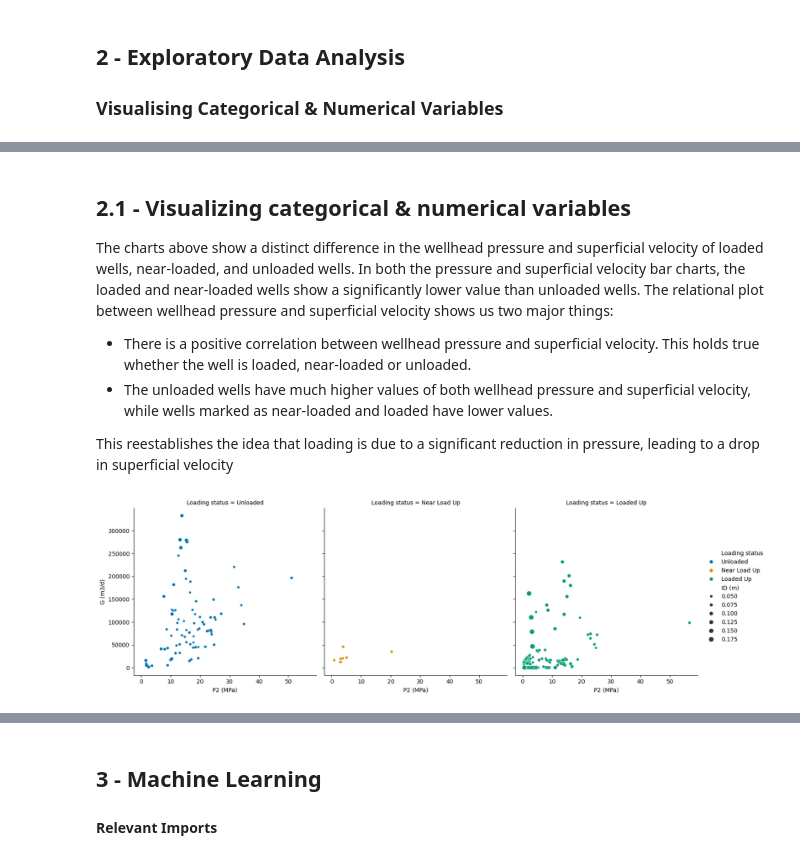
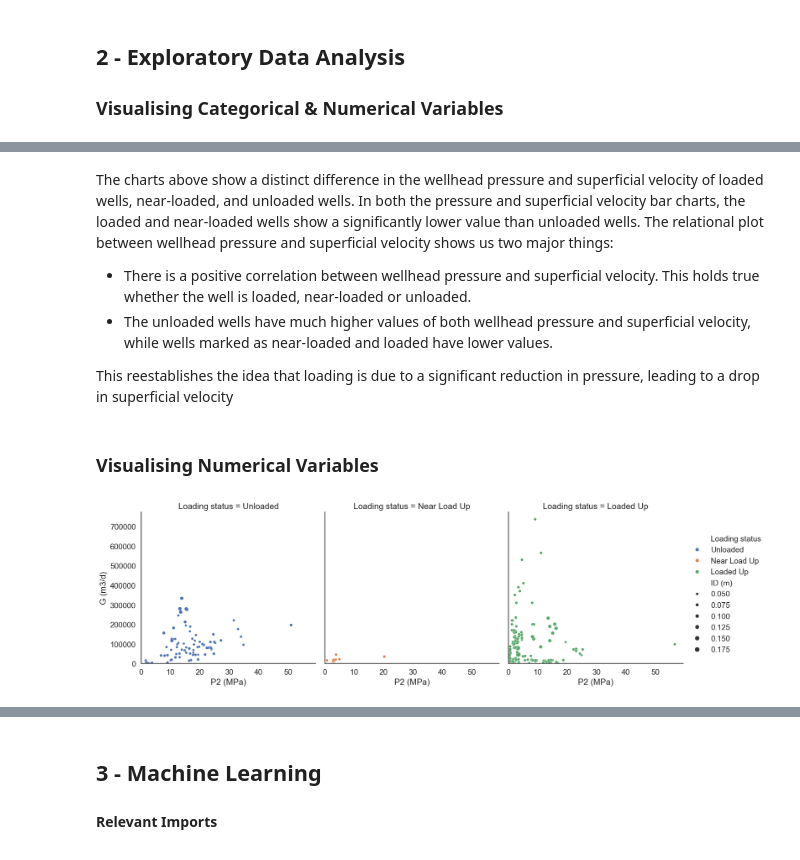
Before and after one commit to akcumeh/liquid-loading-prediction-model, a Jupyter notebook: project-code.ipynb, the cells around one changed output, grey strips where cells are left out. Drawn from its saved outputs; the diff is of its cells as text; code cells hidden in the pictures.

```diff
--- a/project-code.ipynb
+++ b/project-code.ipynb
@@ -78,0 +78,9 @@ memory usage: 4.2+ KB
+# %%
+dataset['G (m3/d)'] = dataset['G (m3/d)'].astype(float)
+dataset['Loading status'] = dataset['Loading status'].str.strip().astype('category')
+
+dataset.info()
+
+xgbc_acc = 84.0966875412636296964633
+xgbr_acc = 77.5926548536125335483674
+symb_acc = 88.4652256651378416524832
@@ -103,6 +128,14 @@ dataset_temp_2 = dataset.dropna(subset=['h (m)'])
 avg_h = dataset_temp_2['h (m)'].mean()
 dataset['h (m)'] = dataset['h (m)'].fillna(avg_h)
 
+# impute missing inc (deg)
+dataset['inc (deg)'] = dataset['inc (deg)'].fillna(0)
+
+# recompute vertical depths
+dataset['h (m)'] = dataset['h (m)'] * np.cos(np.deg2rad(dataset['inc (deg)']))
+
+print(dataset[dataset[['h (m)']].idxmin(axis=1)], dataset[dataset[['h (m)']].idxmax(axis=1)])
+
 # Update column ID (mm)
 dataset['ID (m)'] = dataset['ID (mm)'] / 1000
 
@@ -111,6 +144,15 @@ dataset['delta_P (MPa)'] = np.abs(dataset['P1 (MPa)'] - dataset['P2 (MPa)'])
 
 # Create new column, P_grad
 dataset['P_grad (MPa / m)'] = dataset['delta_P (MPa)'] / dataset['h (m)']
+
+dataset['T2 (degC)'] = dataset['T2 (degC)'].fillna(dataset['T2 (degC)'].mean())
+dataset['T1 (degC)'] = dataset['T1 (degC)'].fillna(dataset['T1 (degC)'].mean())
+
+# Create new column, delta_T
+dataset['delta_T (degC)'] = np.abs(dataset['T1 (degC)'] - dataset['T2 (degC)'])
+
+# Create new column, T_grad
+dataset['T_grad (degC / m)'] = dataset['delta_T (degC)'] / dataset['h (m)']
 
 # Create new column, CSA (m2)
 dataset['CSA (m2)'] = dataset['ID (mm)'].apply(lambda x: np.pi * (x/2000)**2)
@@ -123,7 +165,7 @@ dataset['Loading status'] = dataset['Loading status'].str.strip().astype('catego
 dataset["Loading status"] = dataset['Loading status'].cat.set_categories(["Unloaded", "Near Load Up", "Loaded Up"], ordered=True)
 
 # print(dataset['Loading status'].value_counts(dropna=False))
-dataset = dataset[['G (m3/d)', 'CSA (m2)', 'P1 (MPa)', 'P2 (MPa)', 'ID (m)', 'P_grad (MPa / m)', 'sup_v (m/s)', 'Loading status']]
+dataset = dataset[['G (m3/d)', 'CSA (m2)', 'P1 (MPa)', 'P2 (MPa)', 'P_grad (MPa / m)', 'T1 (degC)', 'T2 (degC)', 'T_grad (degC / m)', 'ID (m)', 'sup_v (m/s)', 'Loading status']]
 
 # Check dataset
 dataset.info()
@@ -168,7 +212,9 @@ print(dataset.loc[dataset['P1 (MPa)'].idxmax()]['P1 (MPa)'])
 # print(dataset.loc[dataset['P1 (MPa)'].idxmax()]['sup_v (m/s)'])
 # print("P1 stats before clean (max, min, avg)", dataset['P1 (MPa)'].max(), dataset['P1 (MPa)'].min(), dataset['P1 (MPa)'].mean())
 dataset.drop(index=dataset['P1 (MPa)'].idxmax(), inplace=True)
-# print("P1 stats after clean (max, min, avg)", dataset['P1 (MPa)'].max(), dataset['P1 (MPa)'].min(), dataset['P1 (MPa)'].mean())
+dataset.drop(index=dataset['T_grad (degC / m)'].idxmax(), inplace=True)
+dataset.drop(index=dataset['T_grad (degC / m)'].idxmin(), inplace=True)
+print("T_grad stats after clean (max, min, avg)", dataset['P1 (MPa)'].max(), dataset['P1 (MPa)'].min(), dataset['P1 (MPa)'].mean())
 
 # observations
 print(dataset.loc[dataset['G (m3/d)'].idxmin()])
@@ -212,4 +258,7 @@ memory usage: 24.9 KB
 ### Visualising Categorical & Numerical Variables
 # %%
 sns.set_palette('colorblind', 3)
-figsize = (13.44, 7.56)
+sns.set(font_scale=1.25, style='white')
+figsize = (26.88, 7.56)
+plt.xlim(0, )
+plt.ylim(0, )
@@ -236,15 +297,18 @@ plt.show()
 # %% [markdown]
-## 2.1 - Visualizing categorical & numerical variables
-
 The charts above show a distinct difference in the wellhead pressure and superficial velocity of loaded wells, near-loaded, and unloaded wells. In both the pressure and superficial velocity bar charts, the loaded and near-loaded wells show a significantly lower value than unloaded wells. The relational plot between wellhead pressure and superficial velocity shows us two major things:
 - There is a positive correlation between wellhead pressure and superficial velocity. This holds true whether the well is loaded, near-loaded or unloaded.
 - The unloaded wells have much higher values of both wellhead pressure and superficial velocity, while wells marked as near-loaded and loaded have lower values.
 
 This reestablishes the idea that loading is due to a significant reduction in pressure, leading to a drop in superficial velocity
+# %% [markdown]
+### Visualising Numerical Variables
 # %%
 # fig, axes = plt.subplots(2, 2, figsize=(20, 15))
 sns.relplot(x="P2 (MPa)", y="G (m3/d)", data=dataset, kind="scatter", size='ID (m)', col='Loading status', hue="Loading status")
 
+plt.xlim(0, )
+plt.ylim(0, )
+
 plt.show()
 # %% [output]
-[figure, old version]
+[figure, new version]
```
Also changed, not shown: parts of 47 cells of this notebook.
